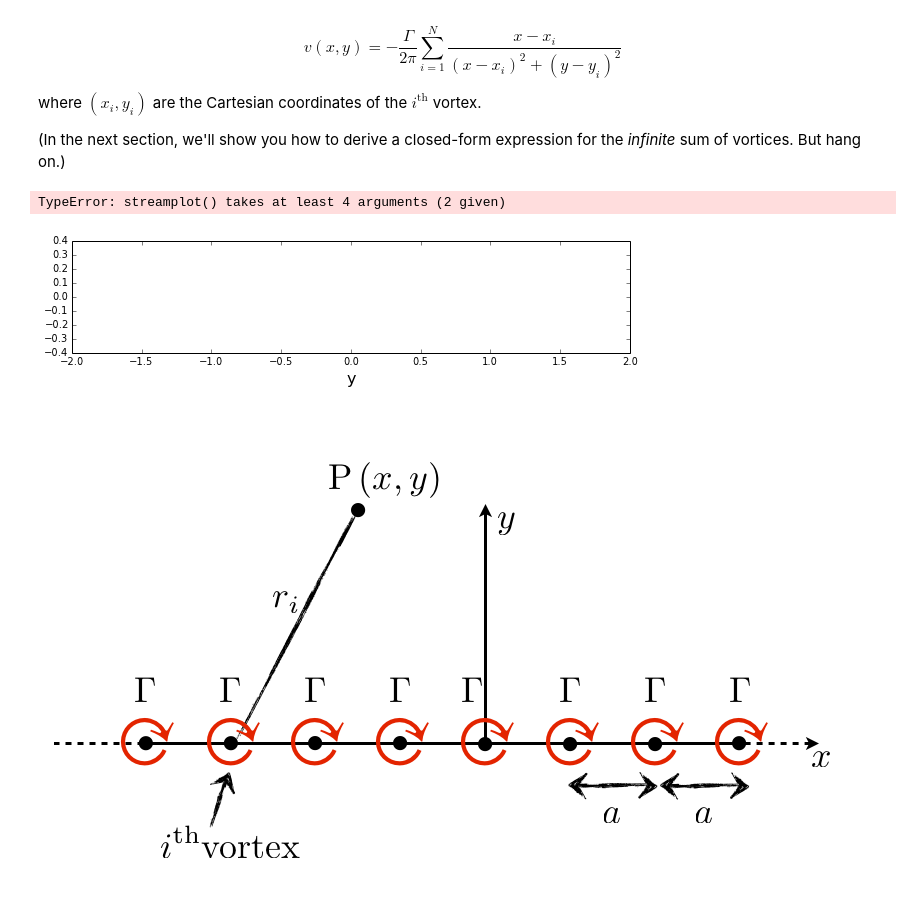
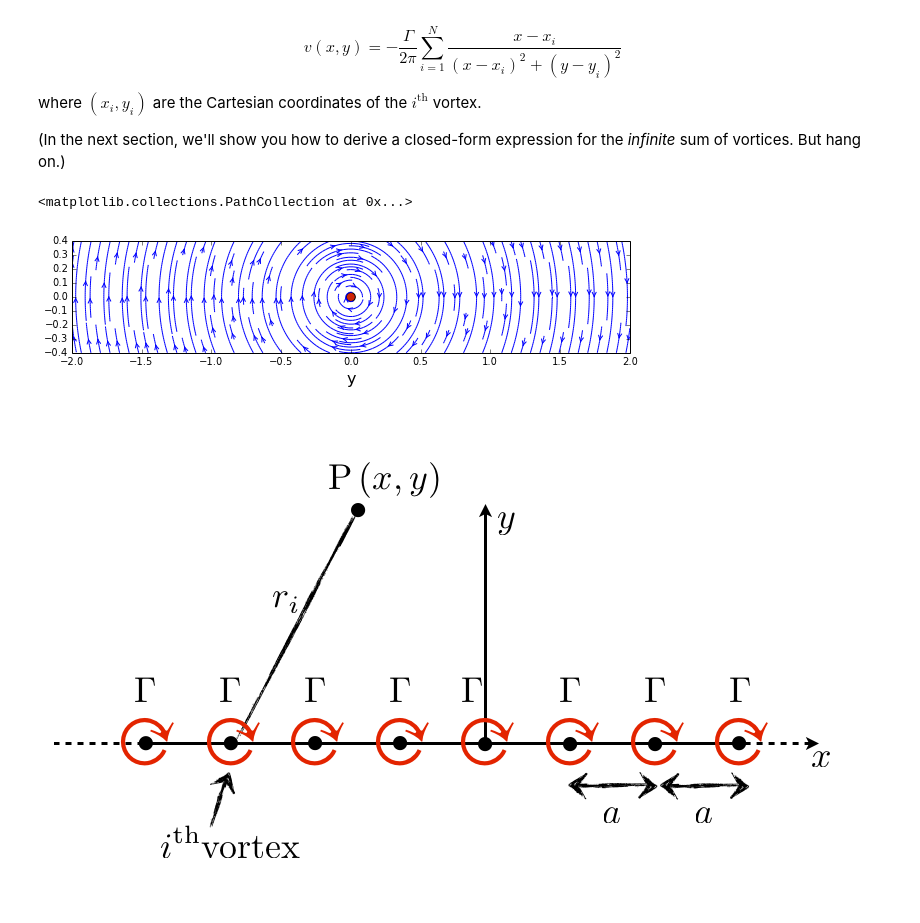
Before and after one commit to tiki1009/Assignment-1, a Jupyter notebook: Lesson5.ipynb, the cells around one changed output. Saved outputs shown, nothing was run; the diff lists cells and outputs as text; code cells hidden in the pictures.

```diff
--- a/Lesson5.ipynb
+++ b/Lesson5.ipynb
@@ -136,18 +146,18 @@ psiVortex = getStreamFunctionVortex(gamma,xVortex,yVortex,X,Y)
 # %%
 # Plotting
 
 size = 10
 plt.figure(figsize=(size,(yEnd-yStart)/(xEnd-xStart)*size))
 plt,xlabel('x',fontsize = 16)
 plt,xlabel('y',fontsize = 16)
 plt,xlim(xStart,xEnd)
 plt,ylim(yStart,yEnd)
 plt.streamplot(X,Y,uVortex,vVortex,\
                density = 2.0, linewidth = 1,arrowsize = 1, arrowstyle ='->')
-plt.scatter(xVortex,yVortex,c='#CD2305',s=80)
+plt.scatter(xVortex,yVortex,c='#CD2305',s=80, marker = 'o')
 # %% [output]
-TypeError: streamplot() takes at least 4 arguments (2 given)
+<matplotlib.collections.PathCollection at 0x...>
-[figure, old version]
+[figure, new version]
 # %%
 from IPython.display import Image
 Image(filename='../resources/infiniteRowVorticesSketch.png')
```
Also changed, not shown: parts of 3 cells of this notebook.
